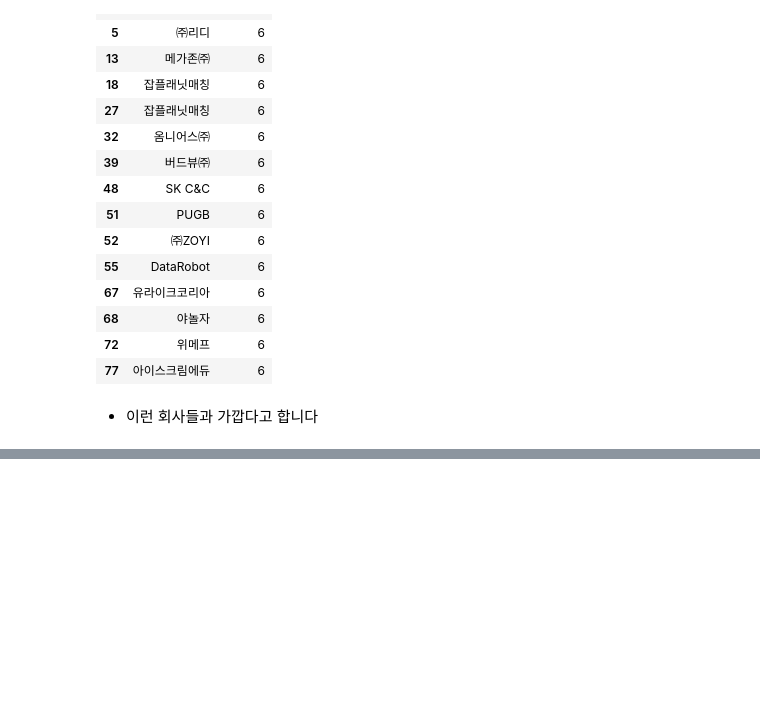
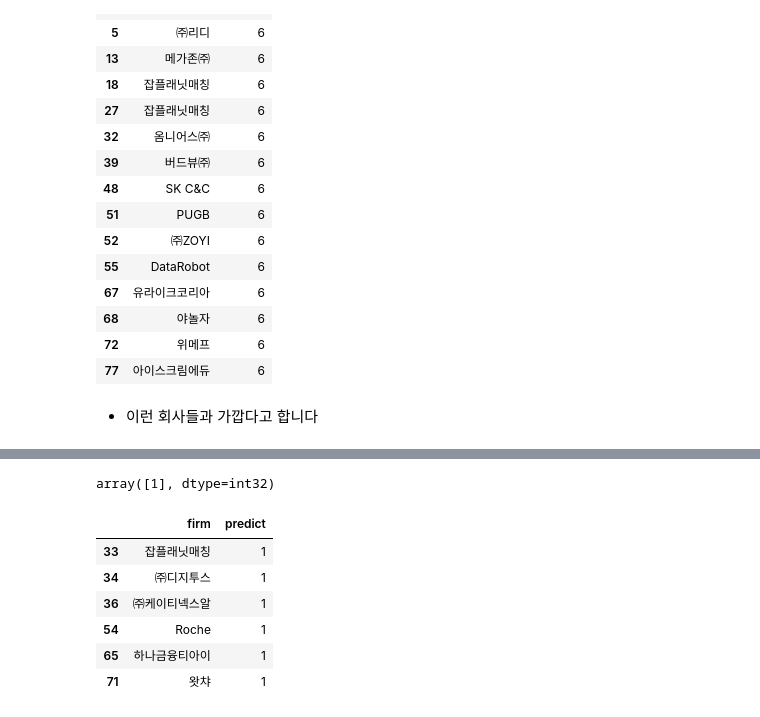
Before and after one commit to edte1020/Practices, a Jupyter notebook: Python - Becoming Data Scientist ver1.1.ipynb, the cells around one changed output, grey strips where cells are left out. Saved outputs shown, nothing was run; the diff lists cells and outputs as text; code cells hidden in the pictures; blank space fills up the shorter version.

```diff
--- a/Python - Becoming Data Scientist ver1.1.ipynb
+++ b/Python - Becoming Data Scientist ver1.1.ipynb
@@ -849,0 +1024,14 @@ result.groupby(['predict']).get_group(6)
+# %%
+rf.predict(np.array(your_spec).reshape(1, -1))
+# %% [output]
+array([1], dtype=int32)
+# %%
+result.groupby(['predict']).get_group(1)
+# %% [output]
+|  | firm | predict |
+| 33 | 잡플래닛매칭 | 1 |
+| 34 | ㈜디지투스 | 1 |
+| 36 | ㈜케이티넥스알 | 1 |
+| 54 | Roche | 1 |
+| 65 | 하나금융티아이 | 1 |
+| 71 | 왓챠 | 1 |
```
Also changed, not shown: parts of 63 cells of this notebook, 2 other files.
